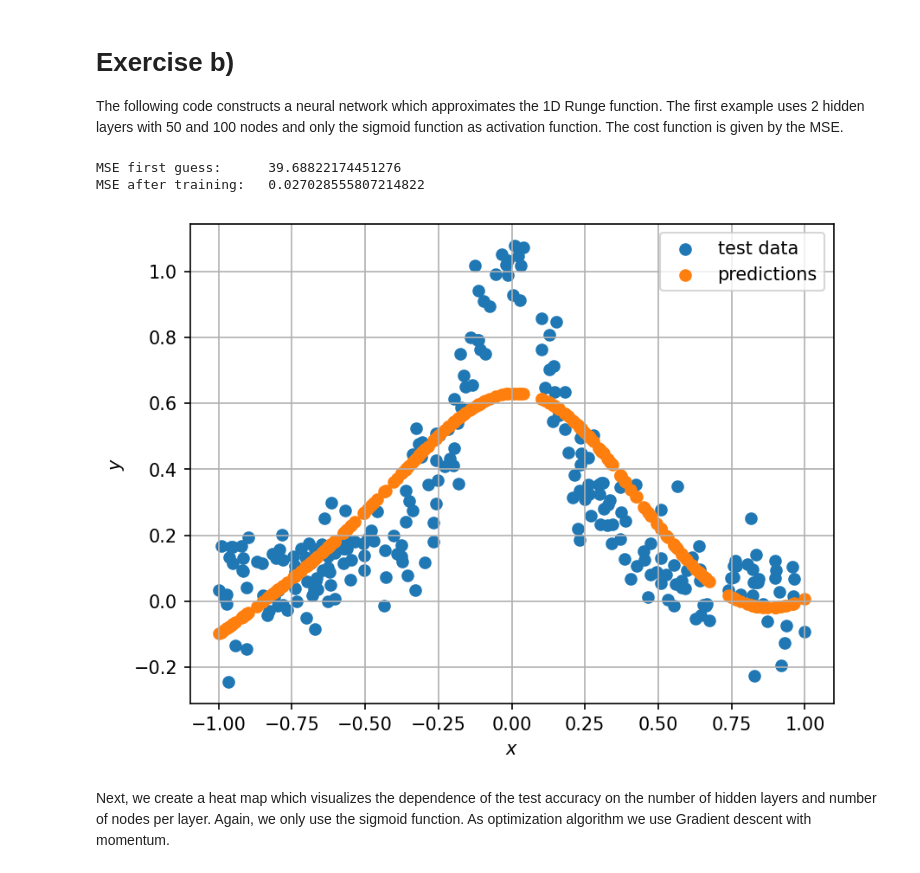
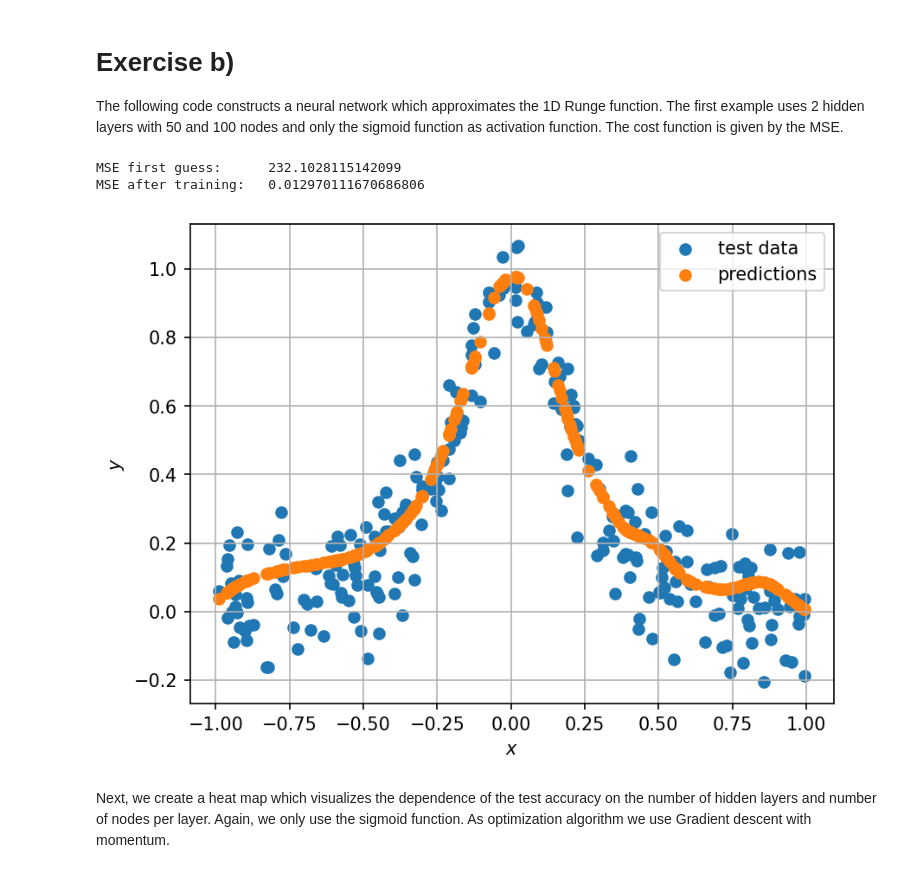
Before and after one commit to thomas-engl/Project2-Applied-ML, a Jupyter notebook: Code/project2_run.ipynb, the cells around one changed output. Drawn from its saved outputs; the diff is of its cells as text; code cells hidden in the pictures.

```diff
--- a/Code/project2_run.ipynb
+++ b/Code/project2_run.ipynb
@@ -20,7 +20,7 @@ np.random.seed(0)                               # set a seed
 n = 1000                                        # number of points
 
 layer_output_sizes = [50, 100, 1]               # define number of nodes in layers (output size is 1)
-activation_funcs = [sigmoid, sigmoid, identity] # activation functions
+activation_funcs = [ReLU, sigmoid, identity]    # activation functions
 
 cost_fnc = mse                                  # choose mse as cost function
 optimize_algorithm = Momentum(eta=0.015,         # optimizer: gradient descent with momentum
@@ -29,29 +29,21 @@ output_size = 1
 # %%
 ### 1D Runge function
 input_size = 1
 data = load_runge_data(n)
 mse_first_guess, mse_after_training, _, predictions = test_accuracy(
                                                         data, activation_funcs, layer_output_sizes,
                                                         input_size, output_size, cost_fnc, optimize_algorithm,
-                                                        return_predicts=True)
+                                                        epochs_=500, return_predicts=True)
 print("MSE first guess:     ", mse_first_guess)
 print("MSE after training:  ", mse_after_training)
 
 """ plot of the approximation and the input data """
-# we need to update this after we have scaled the data
-# may also be written in a function in visualize.py
-plt.figure(dpi=150)
-plt.scatter(data[1], data[3], label='test data')
-plt.scatter(data[1], predictions, label='predictions')
-plt.grid()
-plt.legend()
-plt.xlabel(r'$x$')
-plt.ylabel(r'$y$')
-plt.show()
+### should update this after scaling data
+plot_1D_approx(data[1], data[3], predictions)
 # %% [output]
-MSE first guess:      39.68822174451276
-MSE after training:   0.027028555807214822
+MSE first guess:      232.1028115142099
+MSE after training:   0.012970111670686806
-[figure, old version]
+[figure, new version]
 # %% [markdown]
 Next, we create a heat map which visualizes the dependence of the test accuracy on the number of hidden layers and number of nodes per layer. Again, we only use the sigmoid function. As optimization algorithm we use Gradient descent with momentum.
 # %%
```
Also changed, not shown: parts of 3 cells of this notebook.
